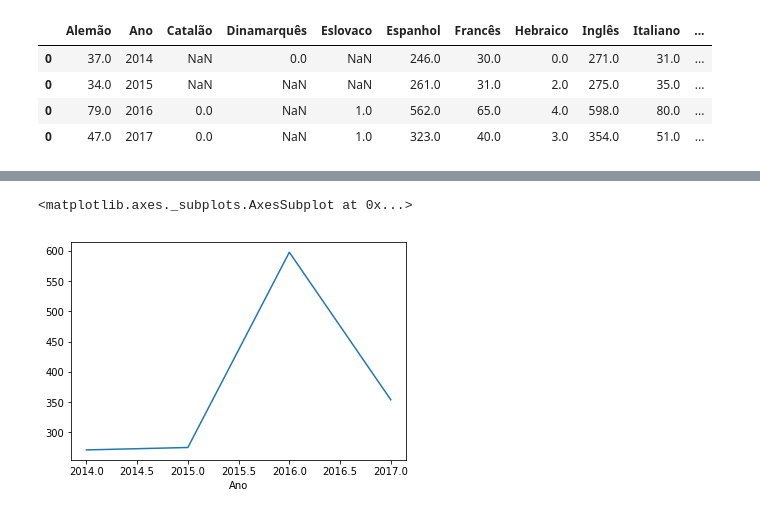
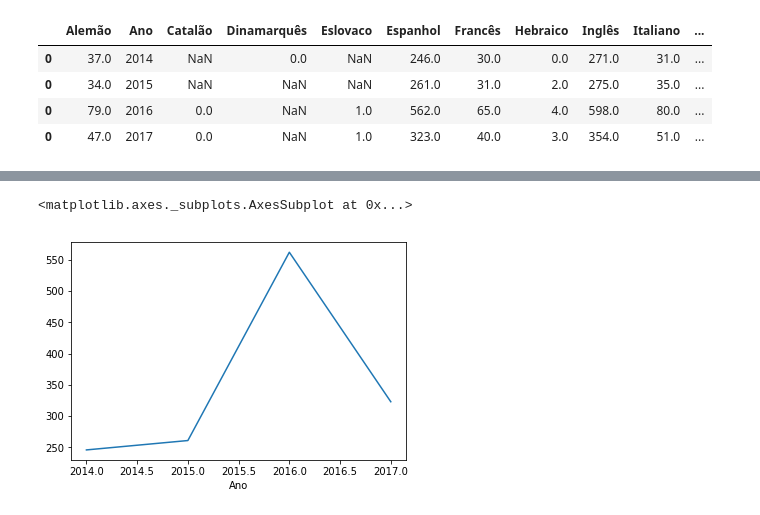
Before and after one commit to if1015-datascience-ufpe/2018-2-projeto-agua-de-coco, a Jupyter notebook: Análise Hospedagens.ipynb, the cells around one changed output, grey strips where cells are left out. Saved outputs shown, nothing was run; the diff lists cells and outputs as text; code cells hidden in the pictures.

```diff
--- a/Análise Hospedagens.ipynb
+++ b/Análise Hospedagens.ipynb
@@ -660,0 +894,3 @@ dadosPR_2017
+# %%
+chegadas2017PR = ano(media(AnaliseChegadas(chegadas2017,'Paraná')),'2017')
+chegadas2017PR
@@ -661,8 +900,8 @@ dadosPR_2017
 # %% [markdown]
 ### Dataframe com os valores dos anos 2014-2017 | PR
 # %%
-dadosPR = Dados(dadosPR_2014,dadosPR_2015,dadosPR_2016,dadosPR_2017)
-dadosPR
+dados_Hospedagens_PR = Dados(dadosPR_2014,dadosPR_2015,dadosPR_2016,dadosPR_2017)
+dados_Hospedagens_PR
 # %% [output]
 of pandas will change to not sort by default.
 
@@ -676,3 +915,6 @@ To retain the current behavior and silence the warning, pass sort=False
 | 0 | 34.0 | 2015 | NaN | NaN | NaN | 261.0 | 31.0 | 2.0 | 275.0 | 35.0 | ... |
 | 0 | 79.0 | 2016 | 0.0 | NaN | 1.0 | 562.0 | 65.0 | 4.0 | 598.0 | 80.0 | ... |
 | 0 | 47.0 | 2017 | 0.0 | NaN | 1.0 | 323.0 | 40.0 | 3.0 | 354.0 | 51.0 | ... |
+# %%
+dados_Chegadas_PR = Dados(chegadas2014PR,chegadas2015PR,chegadas2016PR,chegadas2017PR)
+dados_Chegadas_PR
@@ -678,0 +927,4 @@ To retain the current behavior and silence the warning, pass sort=False
+# %%
+dadosPR = pd.merge(dados_Hospedagens_PR,dados_Chegadas_PR,how='outer')
+dadosPR.rename(columns={'Chegadas': 'Chegadas_Argentina'}, inplace=True)
+dadosPR
@@ -679,5 +937,5 @@ To retain the current behavior and silence the warning, pass sort=False
 # %%
-dadosPR.groupby(dadosPR.Ano.dt.year).Inglês.mean().plot()
+dadosPR.groupby(dadosPR.Ano.dt.year).Espanhol.mean().plot()
 # %% [output]
 <matplotlib.axes._subplots.AxesSubplot at 0x...>
-[figure, old version]
+[figure, new version]
```
Also changed, not shown: parts of 69 cells of this notebook, 5 other files.
